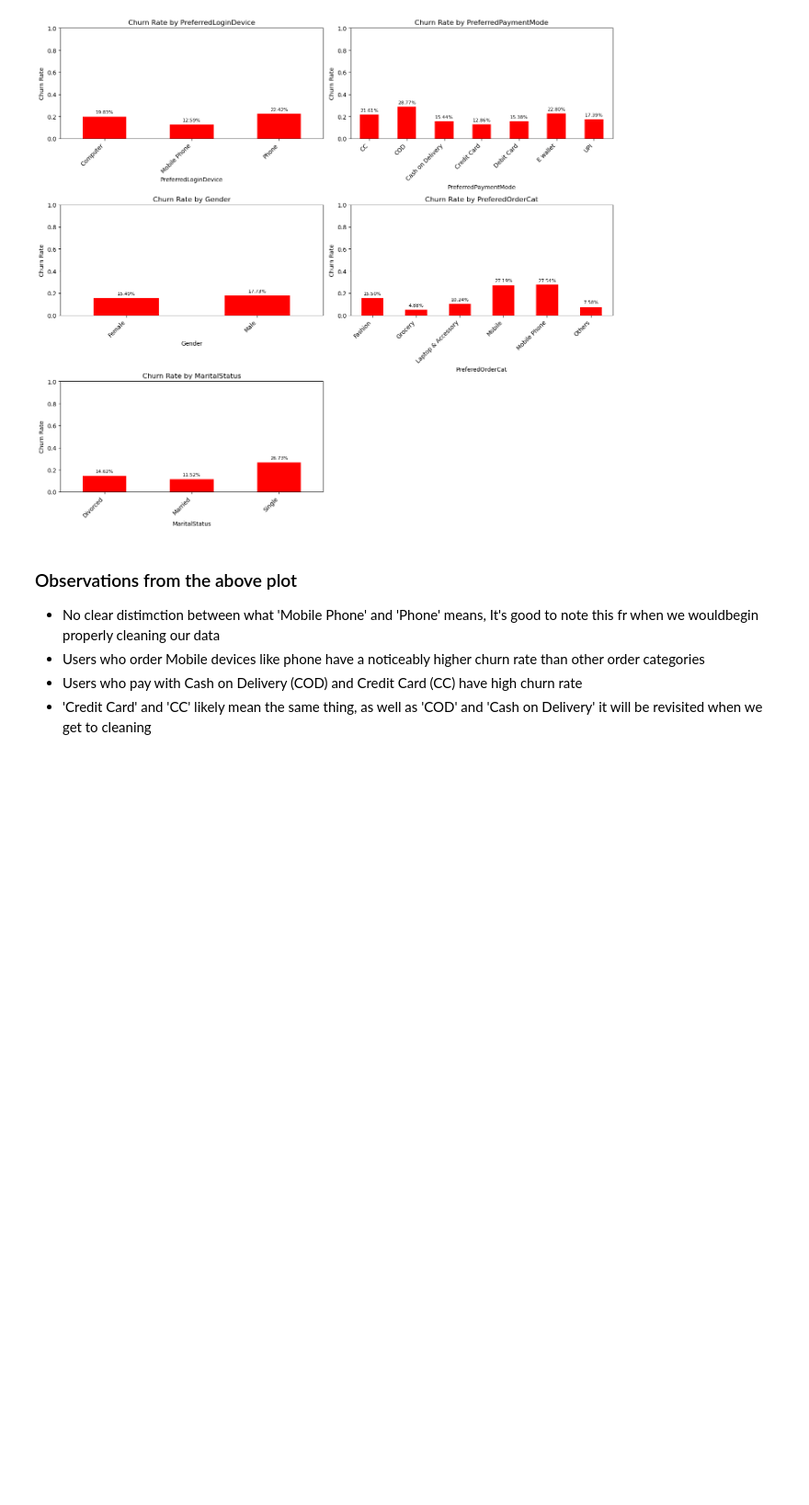
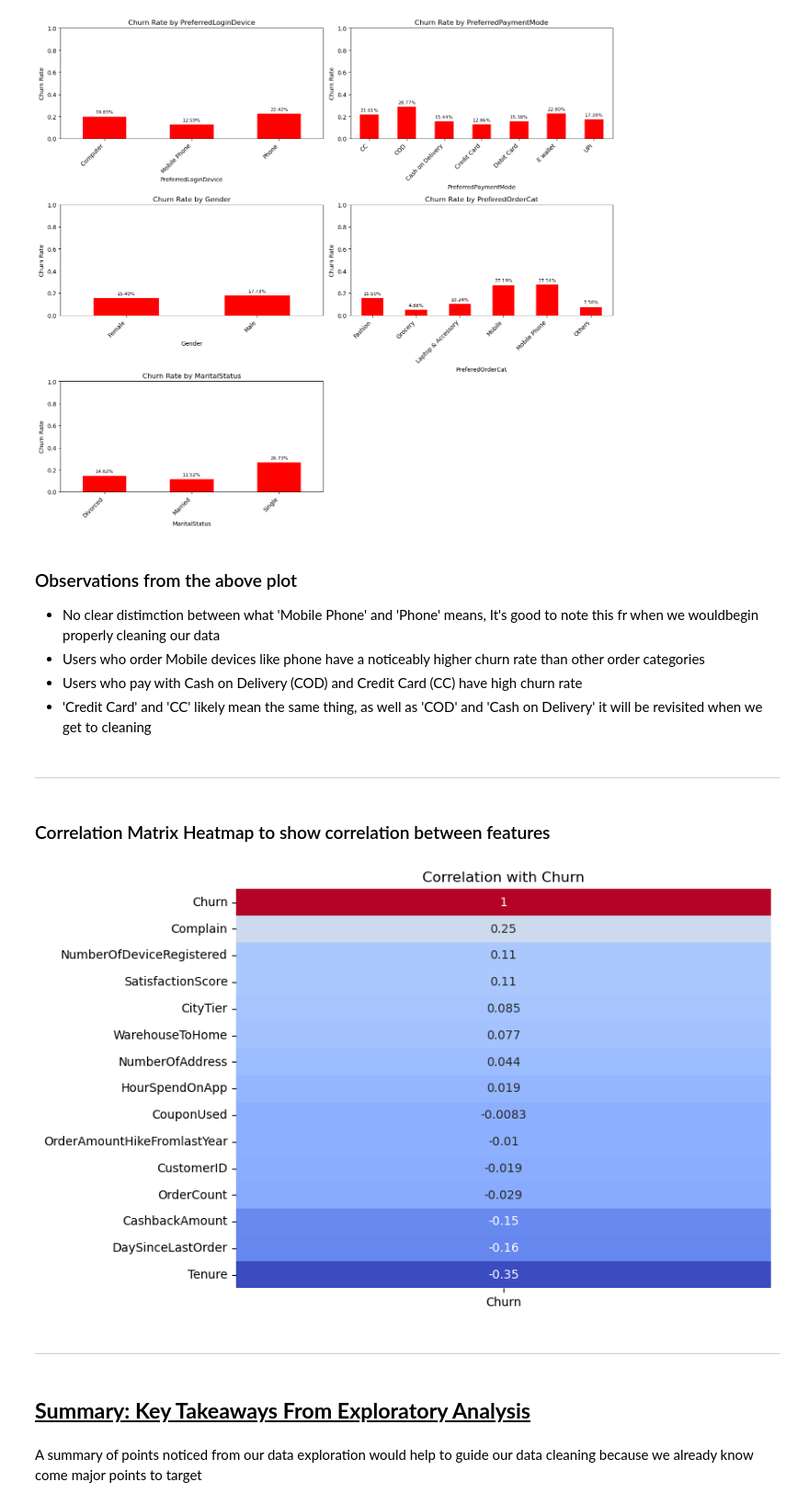
Before and after one commit to Danny-Dalo/Ecommerce_Churn, a Jupyter notebook: notebooks/exploratory_analysis.ipynb, the cells around one changed output. Shown at 92% size. Drawn from its saved outputs; the diff is of its cells as text; code cells hidden in the pictures; blank space fills up the shorter version.

```diff
--- a/notebooks/exploratory_analysis.ipynb
+++ b/notebooks/exploratory_analysis.ipynb
@@ -292,3 +301,23 @@ plt.show()
 + Users who order Mobile devices like phone have a noticeably higher churn rate than other order categories
 + Users who pay with Cash on Delivery (COD) and Credit Card (CC) have high churn rate
 + 'Credit Card' and 'CC' likely mean the same thing, as well as 'COD' and 'Cash on Delivery' it will be revisited when we get to cleaning
+# %% [markdown]
+<hr/>
+# %% [markdown]
+### Correlation Matrix Heatmap to show correlation between features
+# %%
+churn_corr = churn_df.corr(numeric_only=True)['Churn'].sort_values(ascending=False)
+
+
+plt.figure(figsize=(8, 6))
+sns.heatmap(churn_corr.to_frame(), annot=True, cmap='coolwarm', cbar=False)
+plt.title('Correlation with Churn')
+plt.show()
+# %% [output]
+[figure, added]
+# %% [markdown]
+<hr/>
+# %% [markdown]
+## <b style = "text-decoration: underline;"> Summary: Key Takeaways From Exploratory Analysis</b>
+# %% [markdown]
+<p>A summary of points noticed from our data exploration would help to guide our data cleaning because we already know come major points to target</p>
```
Also changed, not shown: parts of 16 cells of this notebook, 2 other files.
